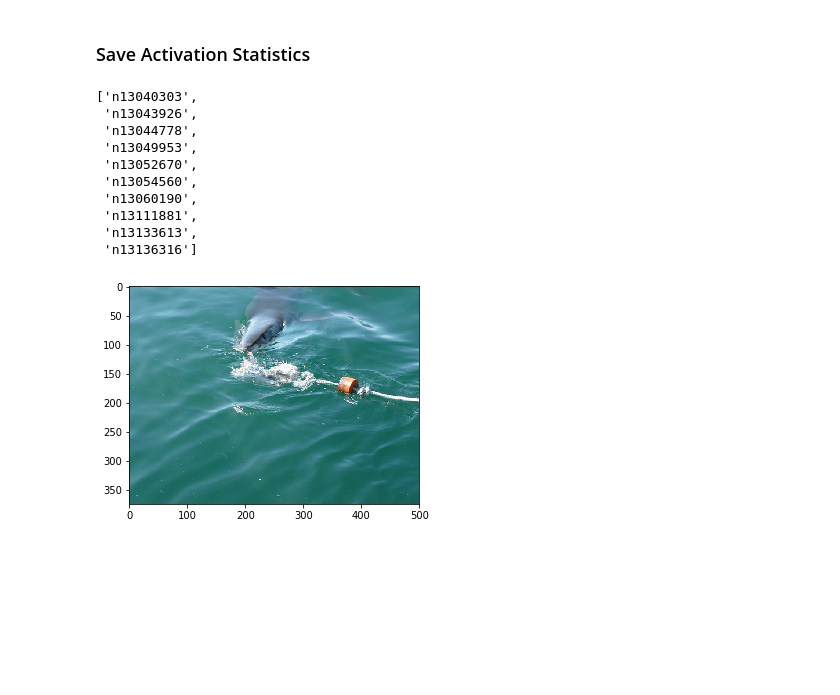
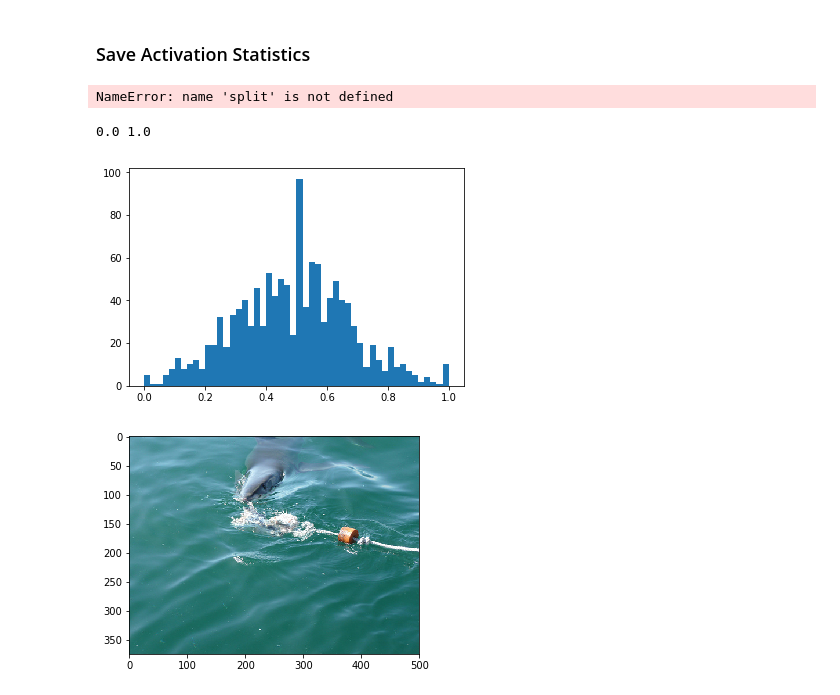
Before and after one commit to bonyuta0204/net2vec, a Jupyter notebook: src/neural_debugging.ipynb, the cells around one changed output. Drawn from its saved outputs; the diff is of its cells as text; code cells hidden in the pictures; blank space fills up the shorter version.

```diff
--- a/src/neural_debugging.ipynb
+++ b/src/neural_debugging.ipynb
@@ -56,7 +53,7 @@ print(torch.cuda.device_count(), use_mult_gpu, cuda)
 #directory='/scratch/shared/slow/ruthfong/pytorch_alexnet_imagenet12/val'
 #directory='/scratch/shared/slow/ruthfong/pytorch_alexnet_imagenet10train'
 directory='/scratch/shared/slow/ruthfong/pytorch_alexnet_imagenet'
-#split='train'
+split='train'
 assert(os.path.exists(directory))
 blob = 'features.11'
 # %%
@@ -315,19 +344,23 @@ sigmas_mmap[:] = sigmas_all[:]
 ed.finish_mmap(probs_mmap)
 ed.finish_mmap(mus_mmap)
 ed.finish_mmap(sigmas_mmap)
+# %% [output]
+NameError: name 'split' is not defined
-# %%
-classes[-10:]
-# %% [output]
-['n13040303',
- 'n13043926',
- 'n13044778',
- 'n13049953',
- 'n13052670',
- 'n13054560',
- 'n13060190',
- 'n13111881',
- 'n13133613',
- 'n13136316']
+# %%
+probs_mmap = ed.open_mmap(blob=blob, part='act_probs%s' % suffix, mode='r', dtype='float32', shape=(L,K))
+mus_mmap = ed.open_mmap(blob=blob, part='act_mus%s' % suffix, mode='r', dtype='float32', shape=(L,K))
+sigmas_mmap = ed.open_mmap(blob=blob, part='act_sigmas%s' % suffix, mode='r', dtype='float32', shape=(L,K))
+# %%
+print np.min(probs_mmap[1:,filter_i]), np.max(probs_mmap[1:,filter_i])
+# %% [output]
+0.0 1.0
+# %%
+filter_i = 66
+f, ax = plt.subplots(1,1)
+ax.hist(probs_mmap[1:,66], bins=50)
+plt.show()
+# %% [output]
+[figure, added]
 # %%
 f, ax = plt.subplots(1,1)
 ax.imshow(imread(paths[1]))
```
Also changed, not shown: parts of 10 cells of this notebook, 9 other files.
